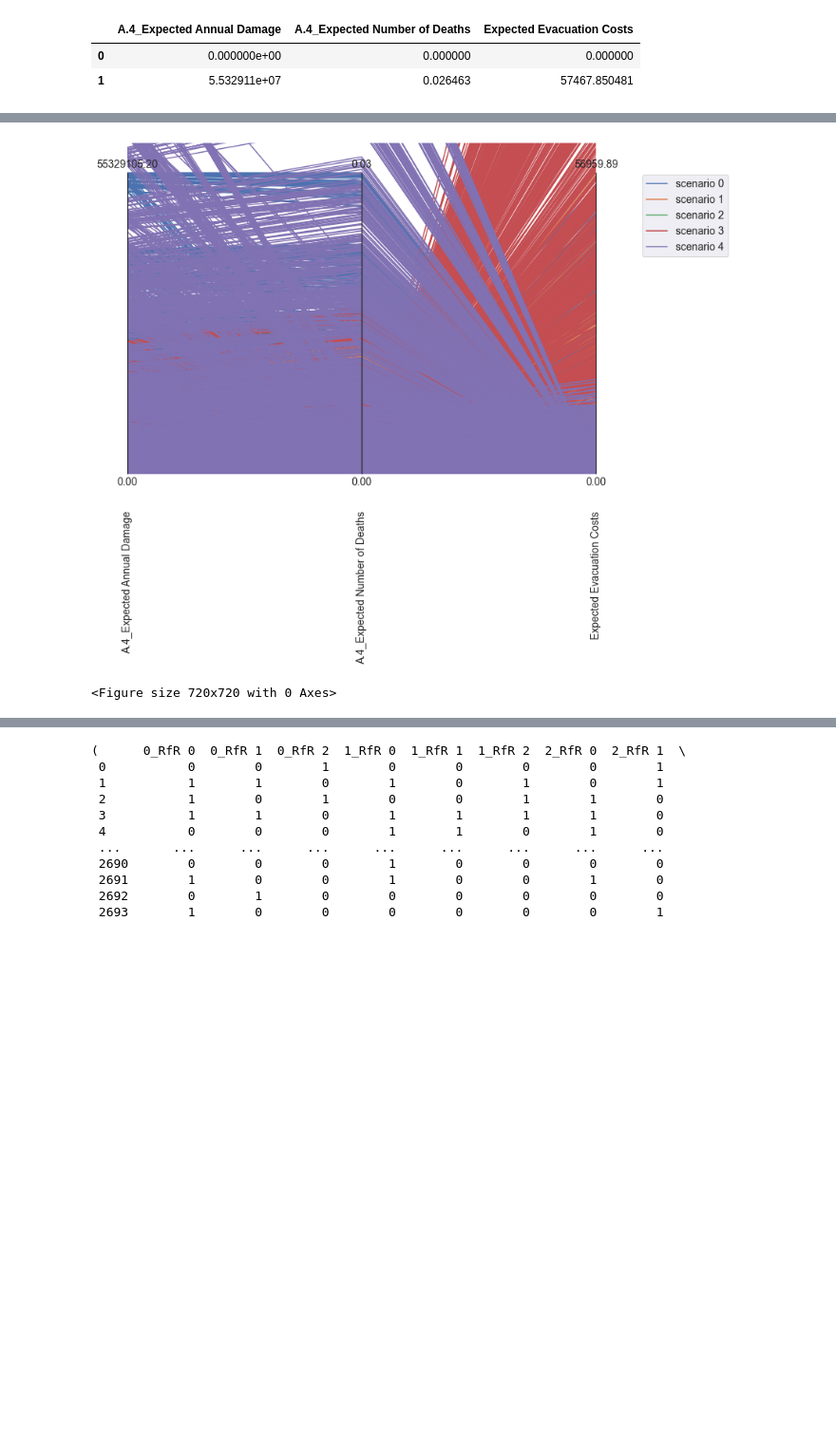
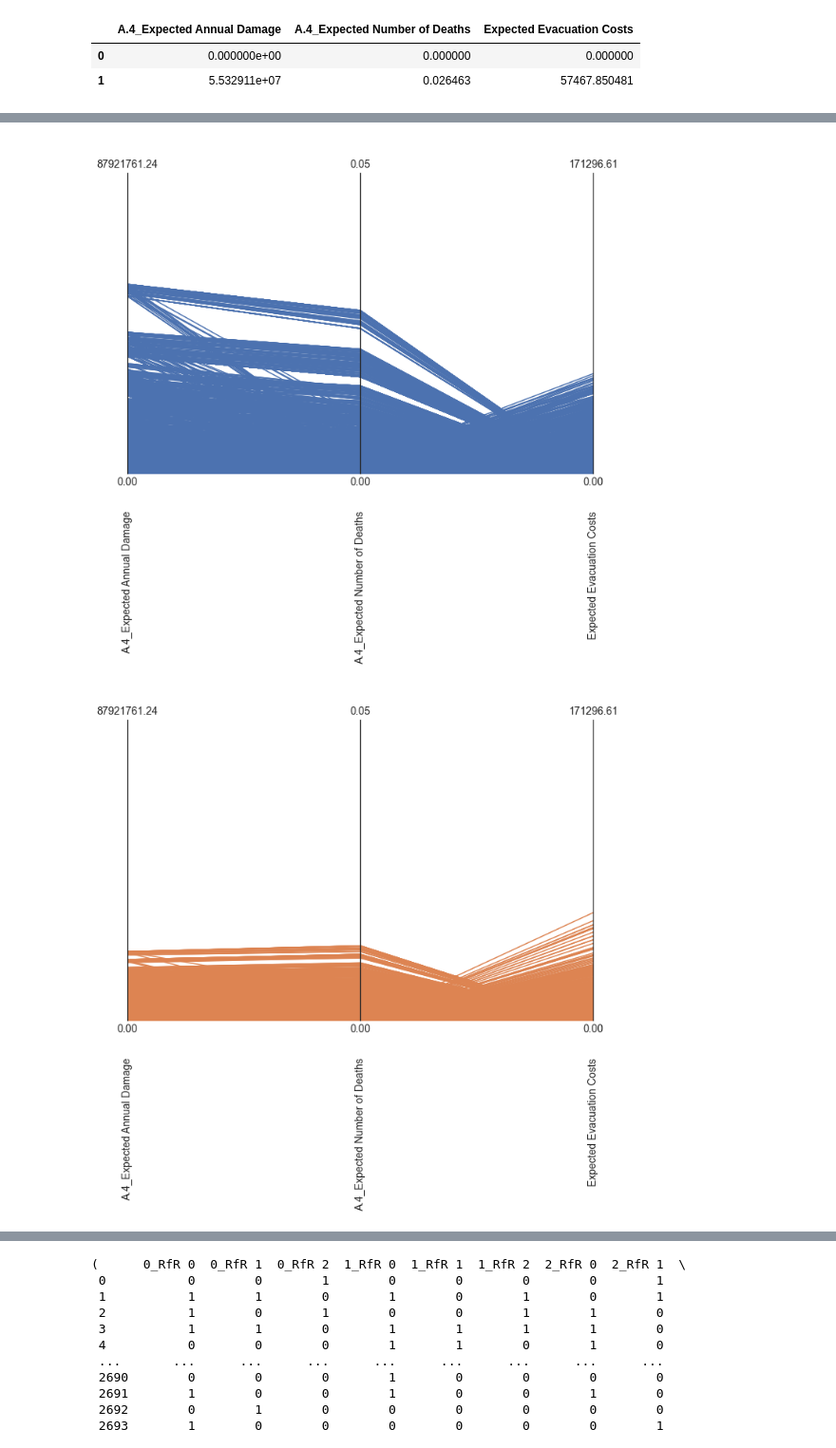
Before and after one commit to WillemijnTutu/EPA1361_group16, a Jupyter notebook: AnalysisMORDM.ipynb, the cells around one changed output, grey strips where cells are left out. Shown at 95% size. Cells and saved outputs as stored; diff of their text form; code cells hidden in the pictures; blank space fills up the shorter version.

Commit message:
scenarios geupdate

```diff
--- a/AnalysisMORDM.ipynb
+++ b/AnalysisMORDM.ipynb
@@ -79,6 +79,12 @@ parcoords.get_limits(results[0][0].iloc[:, 5::][['A.4_Expected Annual Damage',
 | 0 | 0.000000e+00 | 0.000000 | 0.000000 |
 | 1 | 5.532911e+07 | 0.026463 | 57467.850481 |
 # %%
+data_0 = results[0][0].iloc[:, 5::]
+limits_0 = parcoords.get_limits(results[0][0].iloc[:, 5::][['A.4_Expected Annual Damage',
+                                'A.4_Expected Number of Deaths','Expected Evacuation Costs']])
+
+
+
 data_1 = results[1][0].iloc[:, 5::]
 limits_1 = parcoords.get_limits(results[1][0].iloc[:, 5::][['A.4_Expected Annual Damage',
                                 'A.4_Expected Number of Deaths','Expected Evacuation Costs']])
@@ -114,6 +120,3 @@ limits_4 = parcoords.get_limits(results[4][0].iloc[:, 5::][['A.4_Expected Annual
 # max_expected_annual_damage_4 = float(data_4[['A.4_Expected Annual Damage']].max())
 # max_number_deaths_4 = float(data_4[['A.4_Expected Number of Deaths']].max())
 # max_evacuation_costs_4 = float(data_4[['Expected Evacuation Costs']].max()
-
-limits  = max(limits_1, limits_2)
-limits
@@ -121,0 +129,5 @@ ValueError: The truth value of a DataFrame is ambiguous. Use a.empty, a.bool(),
+# %%
+
+for i in ['A.4_Expected Annual Damage', 'A.4_Expected Number of Deaths',
+       'Expected Evacuation Costs']:
+    limits[i][1] = max([limits_4[i][1], limits_3[i][1], limits_2[i][1], limits_1[i][1], limits_0[i][1]])
@@ -122,31 +140,30 @@ ValueError: The truth value of a DataFrame is ambiguous. Use a.empty, a.bool(),
 # %%
-colors = iter(sns.color_palette())
-data = results[0][0].iloc[:, 5::]
-limits = parcoords.get_limits(results[0][0].iloc[:, 5::][['A.4_Expected Annual Damage',
-                                'A.4_Expected Number of Deaths','Expected Evacuation Costs']])
+#limits = parcoords.get_limits(results[0][0].iloc[:, 5::][['A.4_Expected Annual Damage', 'A.4_Expected Number of Deaths','Expected Evacuation Costs']])
 
 #determine thresholds based on the maxima that can be acquierd
-max_expected_annual_damage = float(data[['A.4_Expected Annual Damage']].max())
-max_number_deaths = float(data[['A.4_Expected Number of Deaths']].max())
-max_evacuation_costs = float(data[['Expected Evacuation Costs']].max())
+#max_expected_annual_damage = float(data[['A.4_Expected Annual Damage']].max())
+#max_number_deaths = float(data[['A.4_Expected Number of Deaths']].max())
+#max_evacuation_costs = float(data[['Expected Evacuation Costs']].max())
 
 #limits.loc[0, 'A.4_Expected Annual Damage'] = max_expected_annual_damage
 #limits.loc[0, 'A.4_Expected Number of Deaths'] = max_number_deaths
 #limits.loc[0, 'Expected Evacuation Costs'] = max_evacuation_costs
 #limits.loc[1, :] = 0
+#data = results[0][0].iloc[:, 5::]
 
-paraxes = parcoords.ParallelAxes(limits)
+colors = iter(sns.color_palette())
+for i, (result, _) in enumerate(results):
 
-for i, (result, _) in enumerate(results):
+    paraxes = parcoords.ParallelAxes(limits)
     color = next(colors)
     data = result.iloc[:, 5::]
     sns.set(rc = {'figure.figsize':(10,10)})
     paraxes.plot(data, label=f'scenario {i}', color=color)
 
-paraxes.legend()
-plt.show()
+    #paraxes.legend()
 
-plt.savefig('Tradeoffs__noo100_nfe1e4_eps_0,1')
+    plt.savefig('Tradeoffs__noo100_nfe1e4_eps_0,1_scenario' + str(i))
+    plt.show()
 # %% [output]
-[figure, old version]
+[figure, new version]
-<Figure size 720x720 with 0 Axes>
+[figure, added]
```
Also changed, not shown: parts of 10 cells of this notebook, 7 other files.
